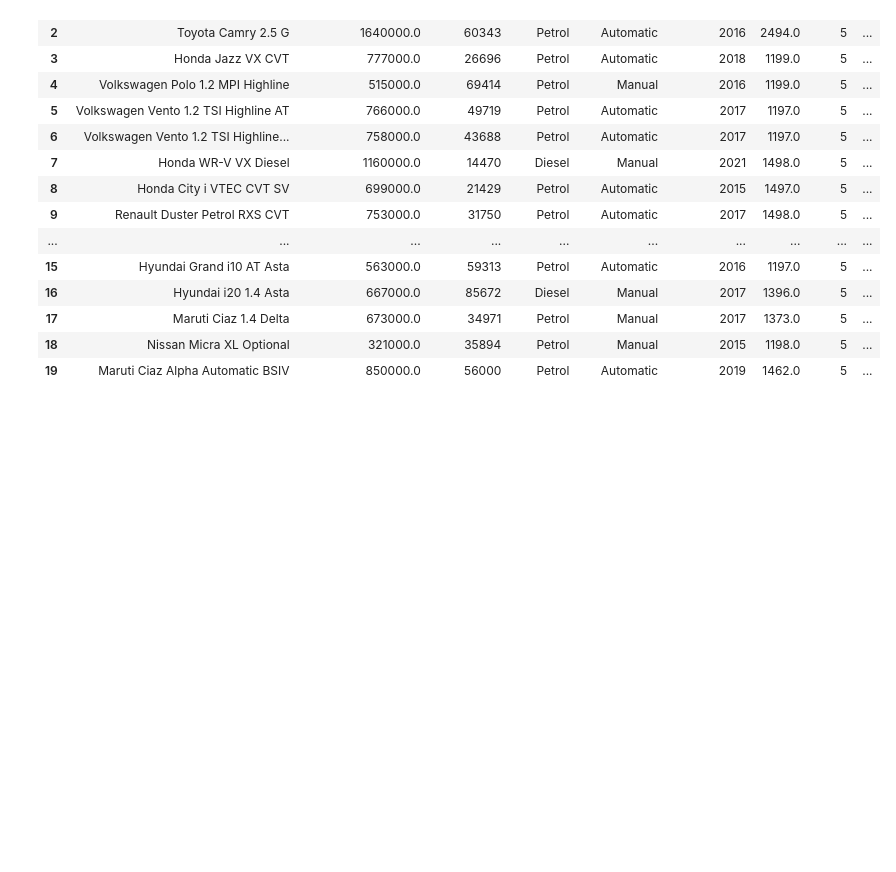
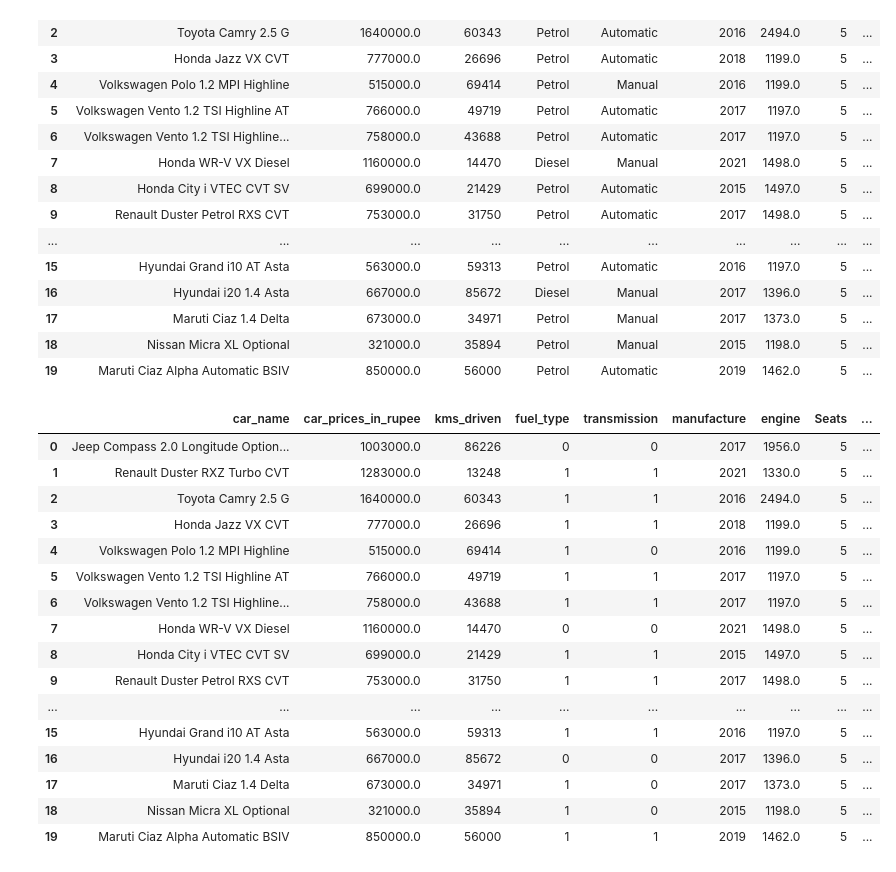
Before and after one commit to monbiote/India_Used_Car_Price_Predictor, a Jupyter notebook: DataCleaning.ipynb, the cells around one changed output. Drawn from its saved outputs; the diff is of its cells as text; code cells hidden in the pictures; blank space fills up the shorter version.

Commit message:
Fct to handle binary variable

```diff
--- a/DataCleaning.ipynb
+++ b/DataCleaning.ipynb
@@ -177,5 +177,34 @@ df.head(20)
 | 17 | Maruti Ciaz 1.4 Delta | 673000.0 | 34971 | Petrol | Manual | 2017 | 1373.0 | 5 | ... |
 | 18 | Nissan Micra XL Optional | 321000.0 | 35894 | Petrol | Manual | 2015 | 1198.0 | 5 | ... |
 | 19 | Maruti Ciaz Alpha Automatic BSIV | 850000.0 | 56000 | Petrol | Automatic | 2019 | 1462.0 | 5 | ... |
+# %%
+#function for binary variables where we specify the true and false values
+def columns_binary(df, column_names: list, true_value, false_value):
+    for column_name in column_names:
+        df[column_name] = df[column_name].replace({true_value: 1, false_value: 0})
+    return df
+
+df = columns_binary(df, ['transmission'], 'Automatic', 'Manual')
+df = columns_binary(df, ['fuel_type'], 'Petrol', 'Diesel')
+
+df.head(20)
+# %% [output]
+|  | car_name | car_prices_in_rupee | kms_driven | fuel_type | transmission | manufacture | engine | Seats | ... |
+| 0 | Jeep Compass 2.0 Longitude Option... | 1003000.0 | 86226 | 0 | 0 | 2017 | 1956.0 | 5 | ... |
+| 1 | Renault Duster RXZ Turbo CVT | 1283000.0 | 13248 | 1 | 1 | 2021 | 1330.0 | 5 | ... |
+| 2 | Toyota Camry 2.5 G | 1640000.0 | 60343 | 1 | 1 | 2016 | 2494.0 | 5 | ... |
+| 3 | Honda Jazz VX CVT | 777000.0 | 26696 | 1 | 1 | 2018 | 1199.0 | 5 | ... |
+| 4 | Volkswagen Polo 1.2 MPI Highline | 515000.0 | 69414 | 1 | 0 | 2016 | 1199.0 | 5 | ... |
+| 5 | Volkswagen Vento 1.2 TSI Highline AT | 766000.0 | 49719 | 1 | 1 | 2017 | 1197.0 | 5 | ... |
+| 6 | Volkswagen Vento 1.2 TSI Highline... | 758000.0 | 43688 | 1 | 1 | 2017 | 1197.0 | 5 | ... |
+| 7 | Honda WR-V VX Diesel | 1160000.0 | 14470 | 0 | 0 | 2021 | 1498.0 | 5 | ... |
+| 8 | Honda City i VTEC CVT SV | 699000.0 | 21429 | 1 | 1 | 2015 | 1497.0 | 5 | ... |
+| 9 | Renault Duster Petrol RXS CVT | 753000.0 | 31750 | 1 | 1 | 2017 | 1498.0 | 5 | ... |
+| ... | ... | ... | ... | ... | ... | ... | ... | ... | ... |
+| 15 | Hyundai Grand i10 AT Asta | 563000.0 | 59313 | 1 | 1 | 2016 | 1197.0 | 5 | ... |
+| 16 | Hyundai i20 1.4 Asta | 667000.0 | 85672 | 0 | 0 | 2017 | 1396.0 | 5 | ... |
+| 17 | Maruti Ciaz 1.4 Delta | 673000.0 | 34971 | 1 | 0 | 2017 | 1373.0 | 5 | ... |
+| 18 | Nissan Micra XL Optional | 321000.0 | 35894 | 1 | 0 | 2015 | 1198.0 | 5 | ... |
+| 19 | Maruti Ciaz Alpha Automatic BSIV | 850000.0 | 56000 | 1 | 1 | 2019 | 1462.0 | 5 | ... |
 # %%
 df.to_csv('cleaned_data.csv', index=False)
```
Also changed, not shown: 2 other files.
